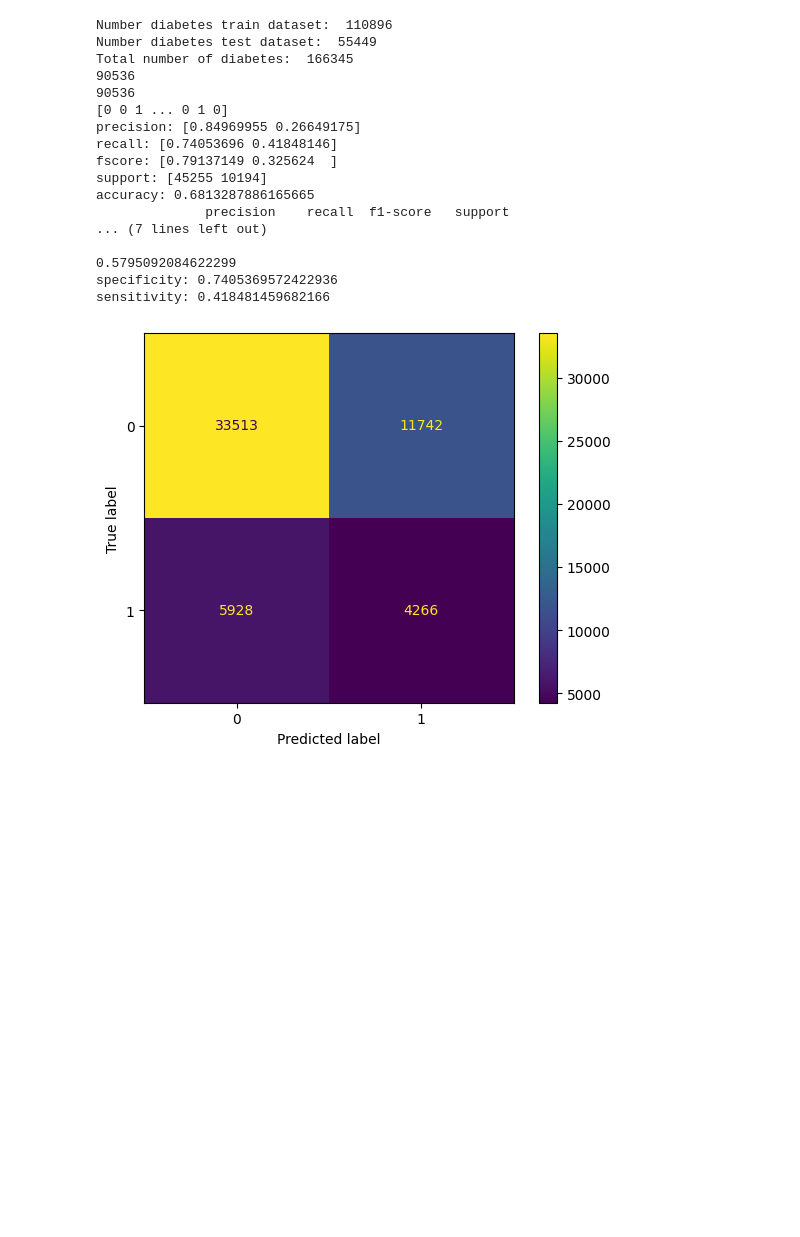
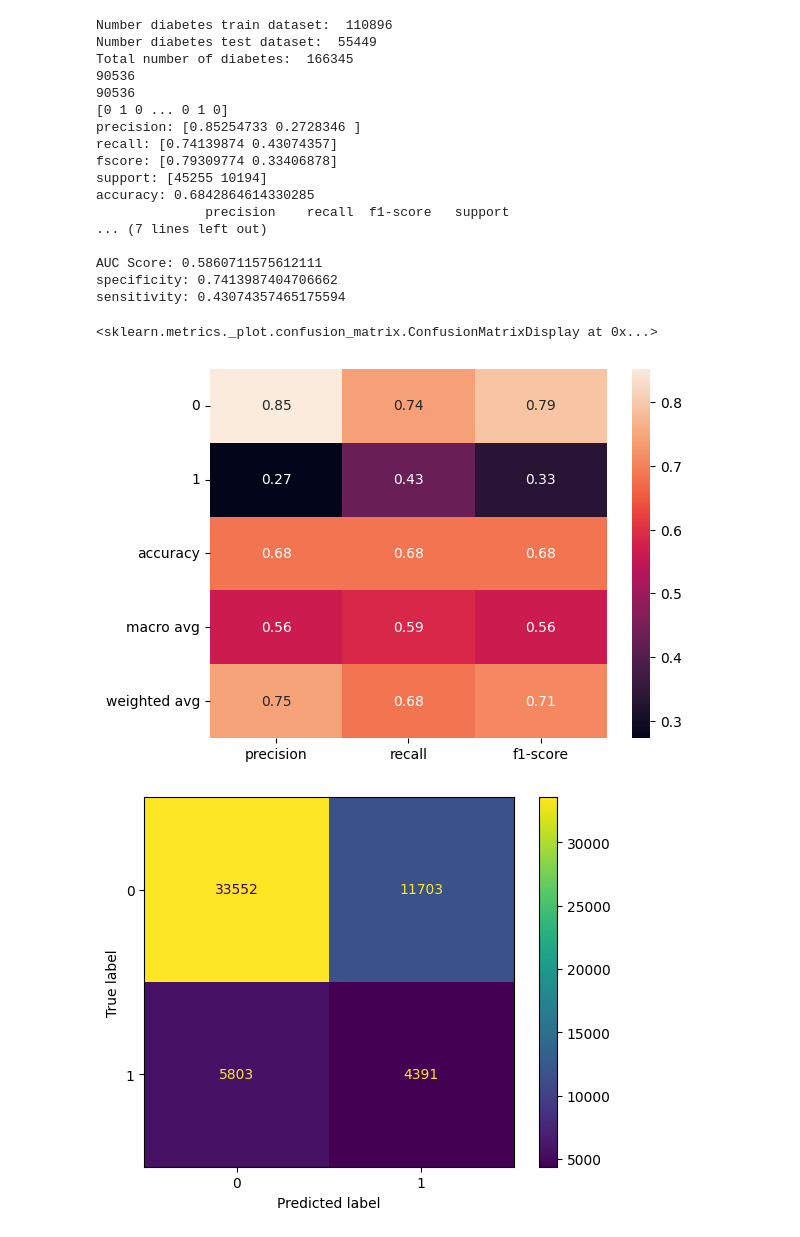
Before and after one commit to roccas28/CIND-820, a Jupyter notebook: Decision Tree.ipynb, the cells around one changed output. Drawn from its saved outputs; the diff is of its cells as text; code cells hidden in the pictures; blank space fills up the shorter version.

Commit message:
Changes to files. Added visual report + RF

```diff
--- a/Decision Tree.ipynb
+++ b/Decision Tree.ipynb
@@ -16,6 +16,11 @@ from sklearn.linear_model import LogisticRegression
 from sklearn.metrics import confusion_matrix,precision_recall_curve,auc,roc_auc_score,roc_curve,recall_score,classification_report
 from sklearn.metrics import precision_recall_fscore_support,ConfusionMatrixDisplay,accuracy_score
 from sklearn import tree
+from sklearn.ensemble import RandomForestClassifier
+from sklearn.feature_selection import SelectKBest,chi2
+import seaborn as sns
+import matplotlib.pyplot as plt
+
 
 # Loading dataset
 df = pd.read_csv(r"C:\Users\Roccas\Documents\TMU Data\CIND820 Big Data Analytics Project\LLCP2021XPT\diabetes_health_indicators_BRFSS2021_v21.csv")
@@ -32,7 +37,7 @@ print("Number diabetes test dataset: ", len(X_test))
 print("Total number of diabetes: ", len(X_train)+len(X_test))
 
 # Apply SMOTE to create observations for Diabetes
-sm = SMOTE(sampling_strategy='minority')
+sm = SMOTE(sampling_strategy='minority', random_state = 0)
 X_train_sampled,y_train_sampled = sm.fit_resample(X_train,y_train.values.ravel())
 y.value_counts()
 
@@ -50,48 +55,54 @@ y_pred = DT.fit(xtrain, y_train_sampled).predict(xtest)
 y_pred_DT = DT.predict(xtest)
 print(y_pred_DT)
 
-# Confusion Matrix
-CM_DT = confusion_matrix(y_test, y_pred_DT)
-disp = ConfusionMatrixDisplay(confusion_matrix=CM_DT)
-disp.plot()
-
 # Calculating Classifier performances
 precision, recall, fscore, support = precision_recall_fscore_support(y_test, y_pred_DT)
 accuracy = accuracy_score(y_test, y_pred_DT)
 
 # Code to print out results
 print('precision: {}'.format(precision))
 print('recall: {}'.format(recall))
 print('fscore: {}'.format(fscore))
 print('support: {}'.format(support))
 print('accuracy: {}'.format(accuracy))
 
 # Classification report with tabled results + AUC score
 print(classification_report(y_test, y_pred_DT))
-print(roc_auc_score(y_test, y_pred_DT))
+print('AUC Score: {}'.format(roc_auc_score(y_test, y_pred_DT)))
 
 # Manually calculating specificity + sensitivity
 tn, fp, fn, tp = confusion_matrix(y_test, y_pred_DT).ravel()
 specificity = tn / (tn+fp)
 sensitivity = tp / (tp+fn)
 print('specificity: {}'.format(specificity))
 print('sensitivity: {}'.format(sensitivity))
+
+# Classification report Visualization
+clf_report = classification_report(y_test, y_pred_DT, output_dict=True)
+sns.heatmap(pd.DataFrame(clf_report).iloc[:-1, :].T, annot=True)
+
+# Confusion Matrix
+CM_DT = confusion_matrix(y_test, y_pred_DT)
+disp = ConfusionMatrixDisplay(confusion_matrix=CM_DT)
+disp.plot()
 # %% [output]
 Number diabetes train dataset:  110896
 Number diabetes test dataset:  55449
 Total number of diabetes:  166345
 90536
 90536
-[0 0 1 ... 0 1 0]
-precision: [0.84969955 0.26649175]
-recall: [0.74053696 0.41848146]
-fscore: [0.79137149 0.325624  ]
+[0 1 0 ... 0 1 0]
+precision: [0.85254733 0.2728346 ]
+recall: [0.74139874 0.43074357]
+fscore: [0.79309774 0.33406878]
 support: [45255 10194]
-accuracy: 0.6813287886165665
+accuracy: 0.6842864614330285
               precision    recall  f1-score   support
 ... (7 lines left out)
 
-0.5795092084622299
-specificity: 0.7405369572422936
-sensitivity: 0.418481459682166
+AUC Score: 0.5860711575612111
+specificity: 0.7413987404706662
+sensitivity: 0.43074357465175594
+<sklearn.metrics._plot.confusion_matrix.ConfusionMatrixDisplay at 0x...>
-[figure, old version]
+[figure, new version]
+[figure, added]
```
Also changed, not shown: parts of 4 cells of this notebook, 18 other files.
